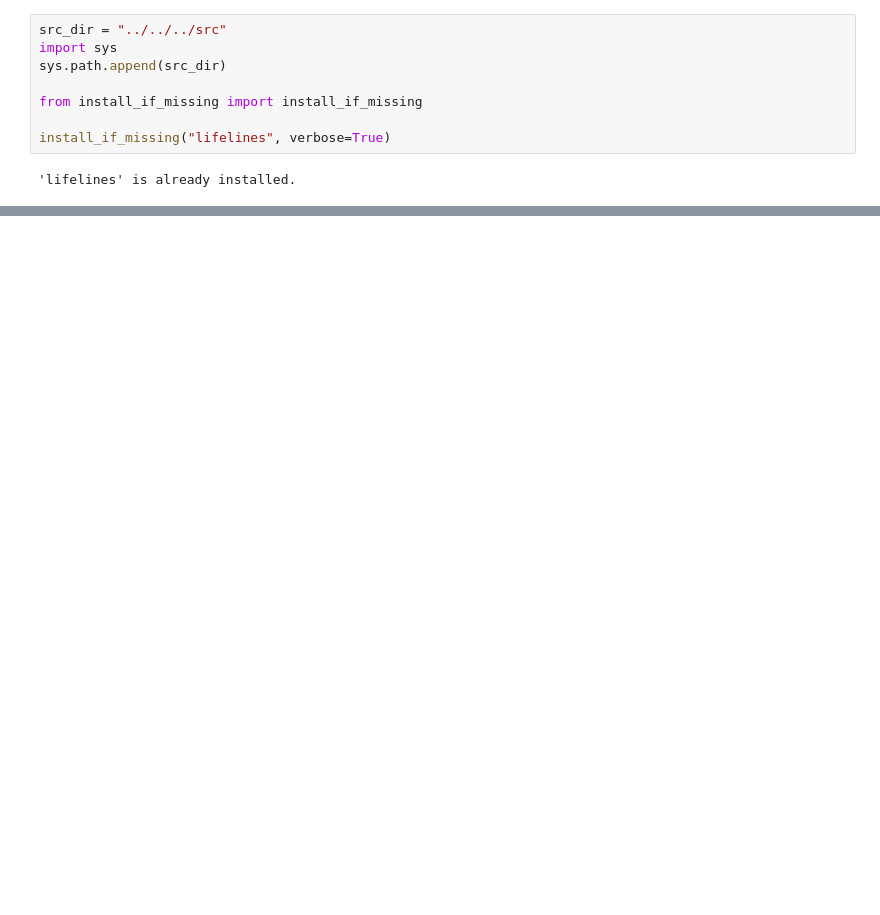
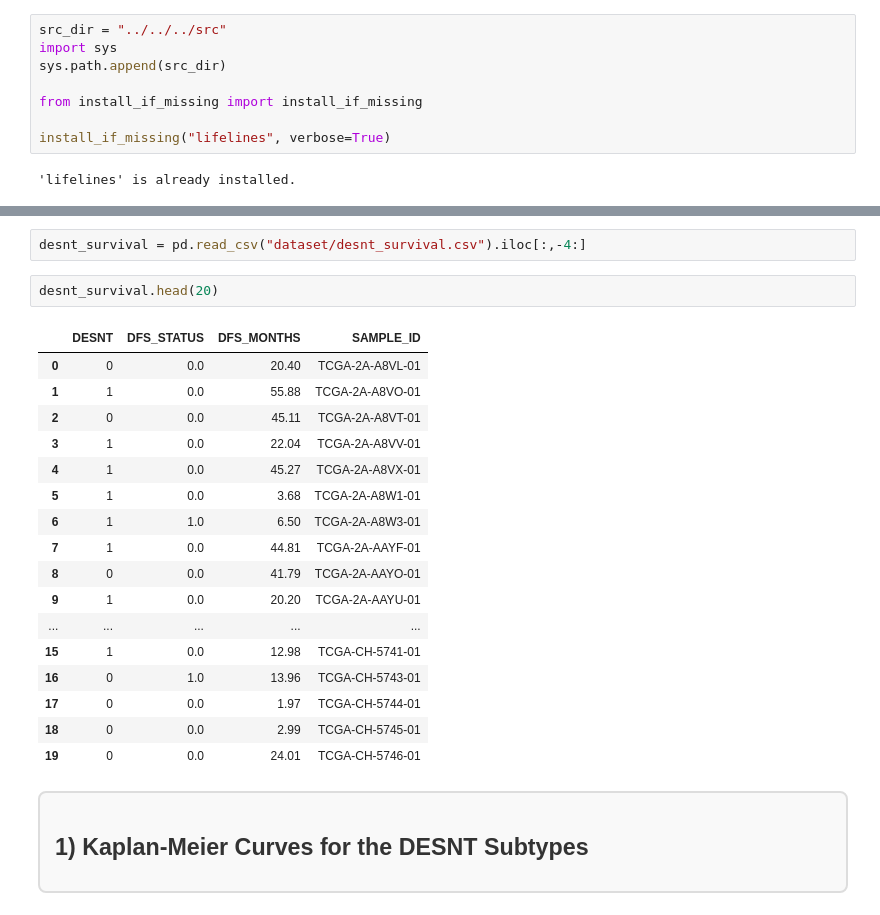
Before and after one commit to griffinfarrow/OXCEP-Precision-Dental-Medicine, a Jupyter notebook: course_content/short_course/session_3/survival_analysis.ipynb, the cells around one changed output, grey strips where cells are left out. Cells and saved outputs as stored; diff of their text form; blank space fills up the shorter version.

```diff
--- a/course_content/short_course/session_3/survival_analysis.ipynb
+++ b/course_content/short_course/session_3/survival_analysis.ipynb
@@ -91,0 +98,26 @@ results.print_summary()
+# %%
+desnt_survival = pd.read_csv("dataset/desnt_survival.csv").iloc[:,-4:]
+# %%
+desnt_survival.head(20)
+# %% [output]
+|  | DESNT | DFS_STATUS | DFS_MONTHS | SAMPLE_ID |
+| 0 | 0 | 0.0 | 20.40 | TCGA-2A-A8VL-01 |
+| 1 | 1 | 0.0 | 55.88 | TCGA-2A-A8VO-01 |
+| 2 | 0 | 0.0 | 45.11 | TCGA-2A-A8VT-01 |
+| 3 | 1 | 0.0 | 22.04 | TCGA-2A-A8VV-01 |
+| 4 | 1 | 0.0 | 45.27 | TCGA-2A-A8VX-01 |
+| 5 | 1 | 0.0 | 3.68 | TCGA-2A-A8W1-01 |
+| 6 | 1 | 1.0 | 6.50 | TCGA-2A-A8W3-01 |
+| 7 | 1 | 0.0 | 44.81 | TCGA-2A-AAYF-01 |
+| 8 | 0 | 0.0 | 41.79 | TCGA-2A-AAYO-01 |
+| 9 | 1 | 0.0 | 20.20 | TCGA-2A-AAYU-01 |
+| ... | ... | ... | ... | ... |
+| 15 | 1 | 0.0 | 12.98 | TCGA-CH-5741-01 |
+| 16 | 0 | 1.0 | 13.96 | TCGA-CH-5743-01 |
+| 17 | 0 | 0.0 | 1.97 | TCGA-CH-5744-01 |
+| 18 | 0 | 0.0 | 2.99 | TCGA-CH-5745-01 |
+| 19 | 0 | 0.0 | 24.01 | TCGA-CH-5746-01 |
+# %% [markdown]
+<div style="border: 2px solid #ddd; background-color: #f9f9f9; padding: 15px; margin: 10px 0; border-radius: 8px; color: #333;">
+
+## 1) Kaplan-Meier Curves for the DESNT Subtypes
```
Also changed, not shown: parts of 30 cells of this notebook, 1 other file.
